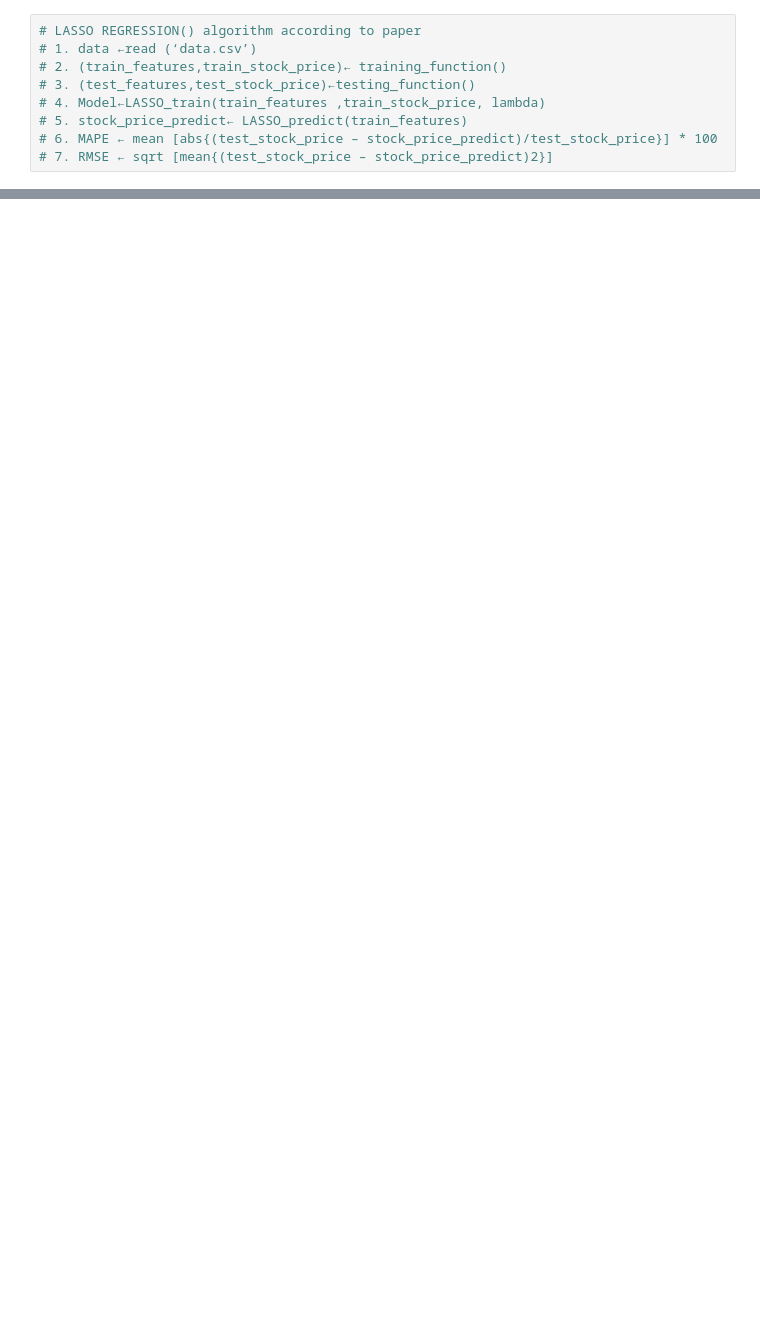
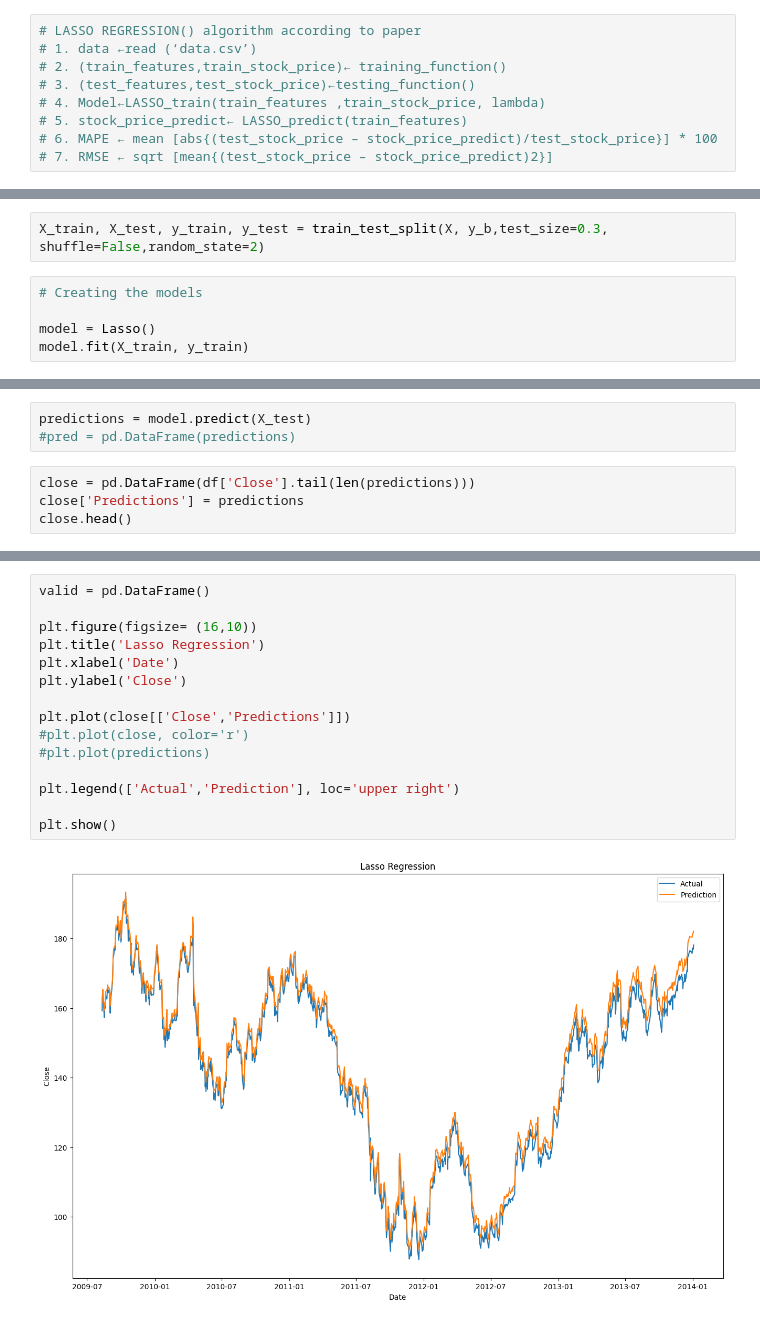
Before and after one commit to nkwleroux/YonseiAdvProgFinals, a Jupyter notebook: LassoRidge.ipynb, the cells around one changed output, grey strips where cells are left out. Cells and saved outputs as stored; diff of their text form; blank space fills up the shorter version.

Commit message:
Added Graphs and RMSE/MAPE

```diff
--- a/LassoRidge.ipynb
+++ b/LassoRidge.ipynb
@@ -365,0 +72,7 @@ def calculate_rmse(stock_actual_price, stock_price_predict):
+# %%
+X_train, X_test, y_train, y_test = train_test_split(X, y_b,test_size=0.3, shuffle=False,random_state=2)
+# %%
+# Creating the models
+
+model = Lasso()
+model.fit(X_train, y_train)
@@ -365,0 +81,7 @@ def calculate_rmse(stock_actual_price, stock_price_predict):
+# %%
+predictions = model.predict(X_test)
+#pred = pd.DataFrame(predictions)
+# %%
+close = pd.DataFrame(df['Close'].tail(len(predictions)))
+close['Predictions'] = predictions
+close.head()
@@ -365,0 +96,17 @@ def calculate_rmse(stock_actual_price, stock_price_predict):
+# %%
+valid = pd.DataFrame()
+
+plt.figure(figsize= (16,10))
+plt.title('Lasso Regression')
+plt.xlabel('Date')
+plt.ylabel('Close')
+
+plt.plot(close[['Close','Predictions']])
+#plt.plot(close, color='r')
+#plt.plot(predictions)
+
+plt.legend(['Actual','Prediction'], loc='upper right')
+
+plt.show()
+# %% [output]
+[figure, added]
```
Also changed, not shown: parts of 33 cells of this notebook.
